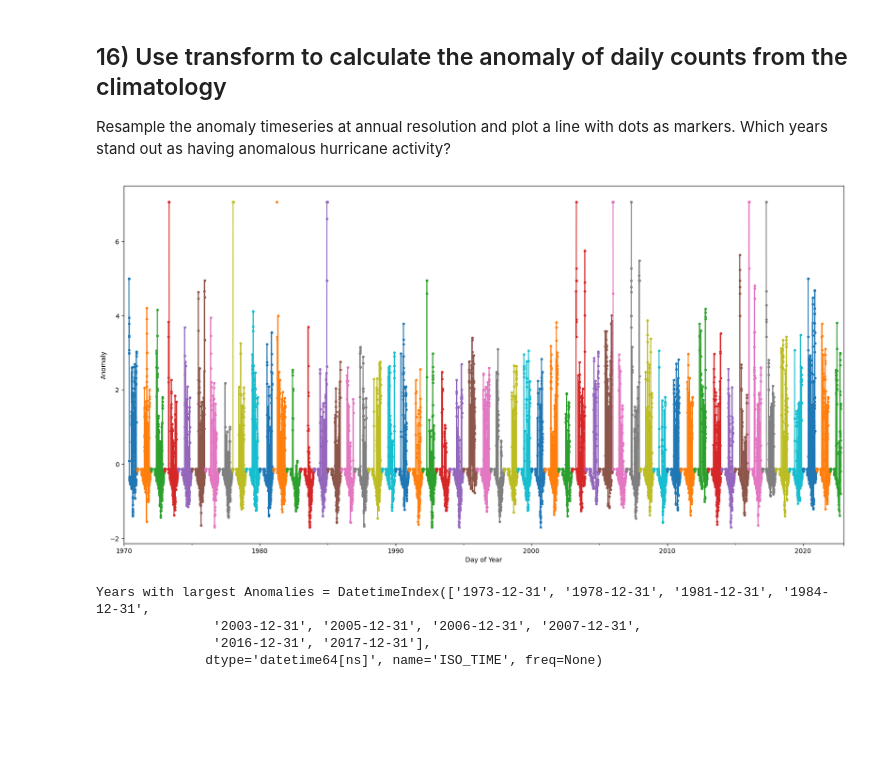
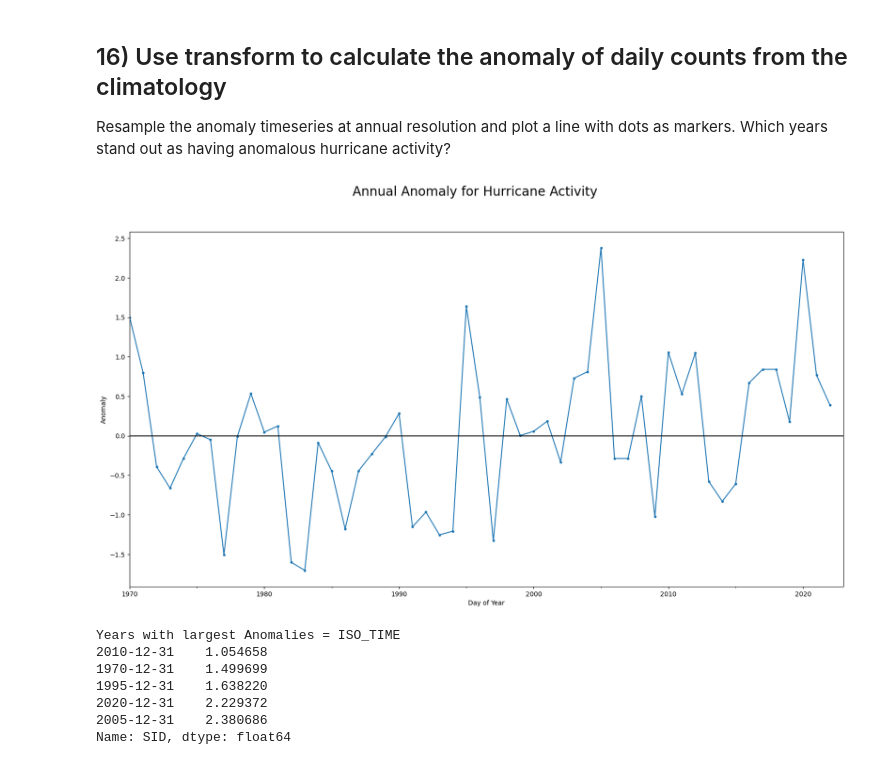
Before and after one commit to aandishah/rces-assignments, a Jupyter notebook: assignment_6.ipynb, the cells around one changed output. Drawn from its saved outputs; the diff is of its cells as text; code cells hidden in the pictures; blank space fills up the shorter version.

```diff
--- a/assignment_6.ipynb
+++ b/assignment_6.ipynb
@@ -243,23 +243,27 @@ Resample the anomaly timeseries at annual resolution and plot a line with dots a
 Which years stand out as having anomalous hurricane activity?
 # %%
 def standardize(x):
-    return (x - x.mean())/x.std()
+    return (x - x.mean())
 
-anomaly = NA_Daily.groupby(NA_Daily.index.dayofyear).transform(standardize).resample('Y')
+anomaly = NA_Daily.groupby(NA_Daily.index.dayofyear).transform(standardize).resample('Y').mean()
 ax = anomaly.plot(figsize = (20, 10), marker = '.')
+plt.axhline(y = 0, c = 'k')
 plt.xlabel('Day of Year')
 plt.xlim('1970', '2023')
 plt.ylabel('Anomaly')
+plt.suptitle('Annual Anomaly for Hurricane Activity', fontsize = 20)
 plt.show()
 # %% [output]
-[figure, old version]
+[figure, new version]
 # %%
-largest_anomaly = NA_Daily.groupby(NA_Daily.index.dayofyear).transform(standardize).resample('Y').aggregate('max').nlargest(10).sort_values()
-print("Years with largest Anomalies =", largest_anomaly.keys())
+largest_anomaly = NA_Daily.groupby(NA_Daily.index.dayofyear).transform(standardize).resample('Y').mean().nlargest(5).sort_values()
+print("Years with largest Anomalies =", largest_anomaly)
 #printanomaly_10 = largest_anomaly.nlargest(10).sort_values()
-#anomaly_10
 # %% [output]
-Years with largest Anomalies = DatetimeIndex(['1973-12-31', '1978-12-31', '1981-12-31', '1984-12-31',
-               '2003-12-31', '2005-12-31', '2006-12-31', '2007-12-31',
-               '2016-12-31', '2017-12-31'],
-              dtype='datetime64[ns]', name='ISO_TIME', freq=None)
+Years with largest Anomalies = ISO_TIME
+2010-12-31    1.054658
+1970-12-31    1.499699
+1995-12-31    1.638220
+2020-12-31    2.229372
+2005-12-31    2.380686
+Name: SID, dtype: float64
```
